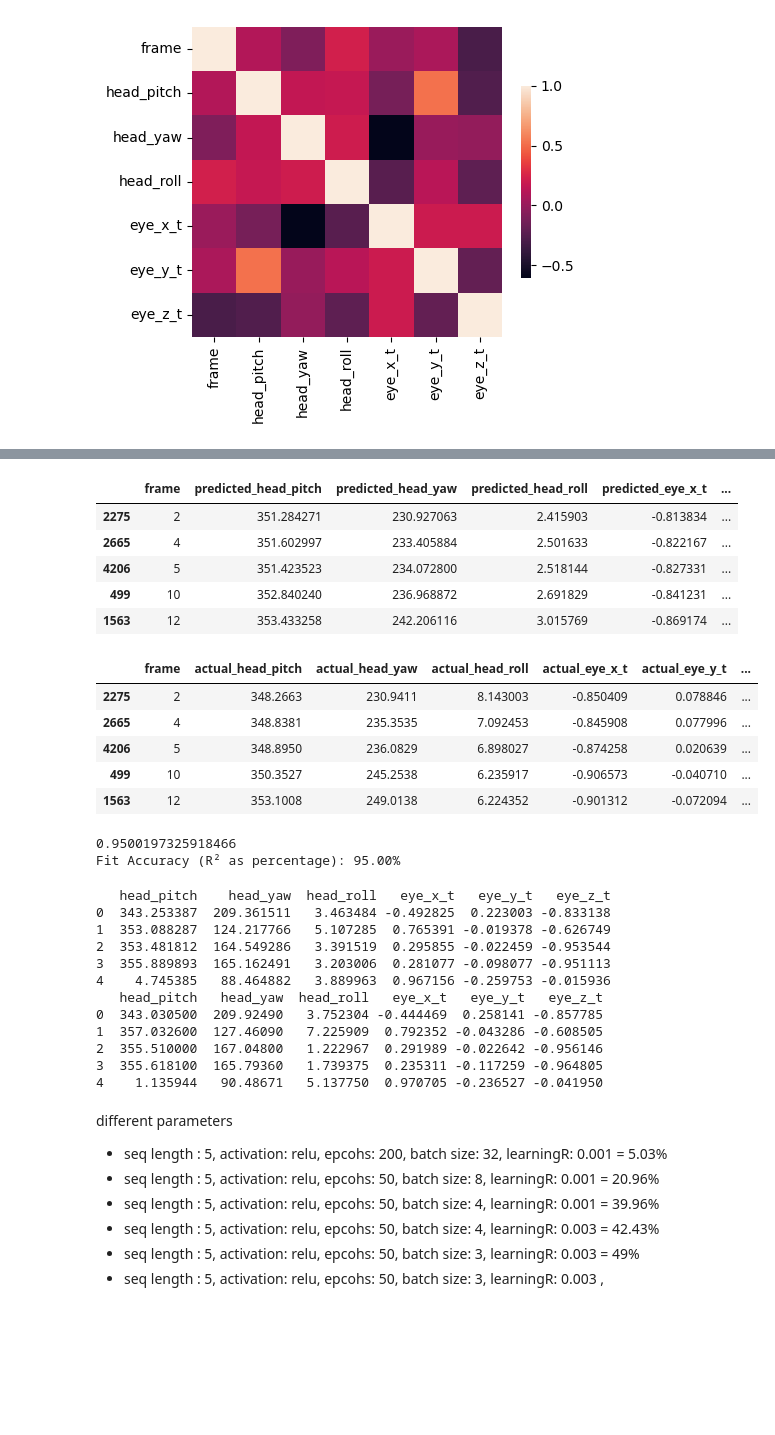
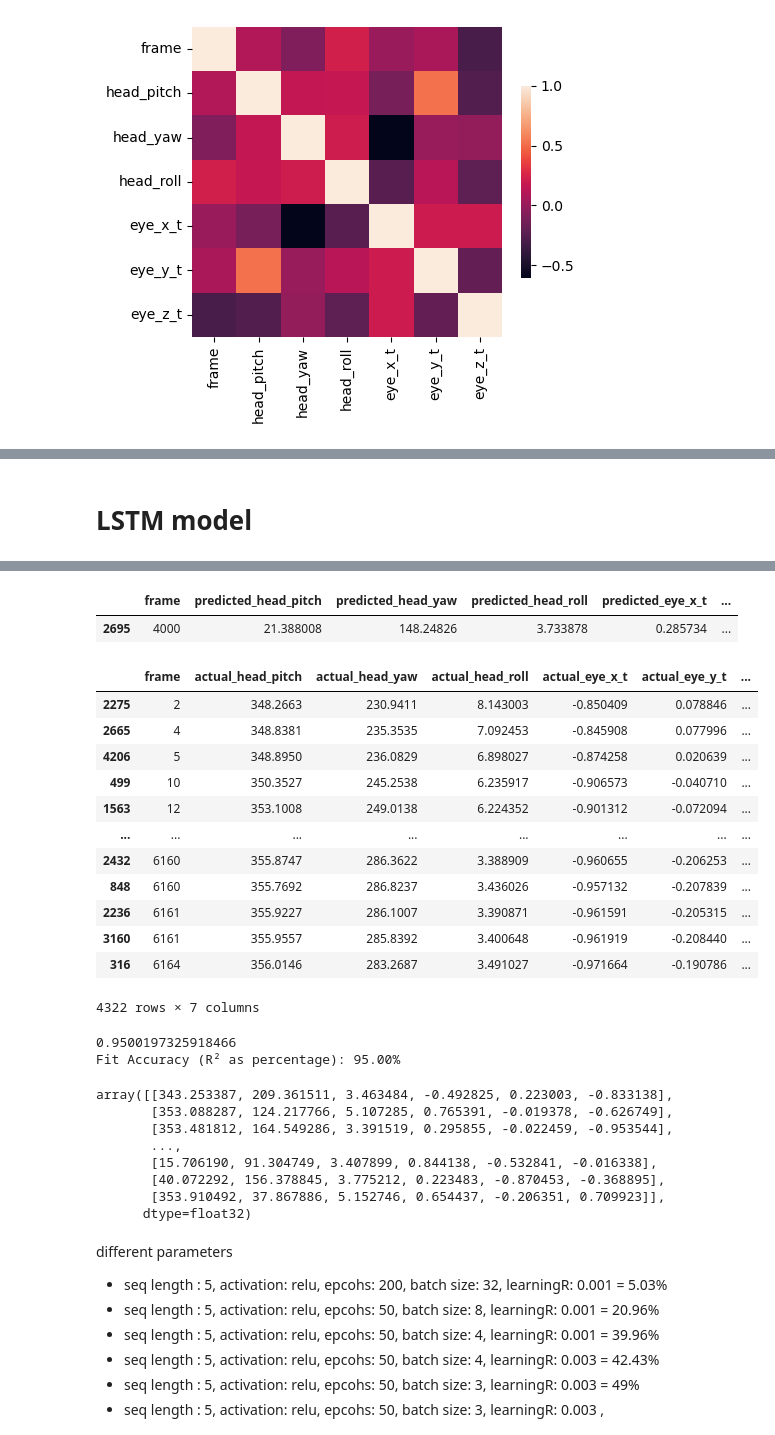
Before and after one commit to adi-zoro/fyp_code, a Jupyter notebook: fyp.ipynb, the cells around one changed output, grey strips where cells are left out. Cells and saved outputs as stored; diff of their text form; code cells hidden in the pictures; blank space fills up the shorter version.

```diff
--- a/fyp.ipynb
+++ b/fyp.ipynb
@@ -196,3 +101,5 @@ Test Loss: 0.15053574740886688
+# %% [markdown]
+# LSTM model
 # %%
 import numpy as np
 import pandas as pd
@@ -306,33 +213,38 @@ preds = pd.DataFrame({
     'predicted_eye_z_t': predictions[:, 5],# Use the frame numbers from the test set
 })
 sorted_df = preds.sort_values(by=['frame'], ascending=True)
-sorted_df[:5]
+sorted_df[:]
+result = sorted_df[sorted_df['frame'] == 4000]
+result
 # %% [output]
 |  | frame | predicted_head_pitch | predicted_head_yaw | predicted_head_roll | predicted_eye_x_t | ... |
-| 2275 | 2 | 351.284271 | 230.927063 | 2.415903 | -0.813834 | ... |
-| 2665 | 4 | 351.602997 | 233.405884 | 2.501633 | -0.822167 | ... |
-| 4206 | 5 | 351.423523 | 234.072800 | 2.518144 | -0.827331 | ... |
-| 499 | 10 | 352.840240 | 236.968872 | 2.691829 | -0.841231 | ... |
-| 1563 | 12 | 353.433258 | 242.206116 | 3.015769 | -0.869174 | ... |
+| 2695 | 4000 | 21.388008 | 148.24826 | 3.733878 | 0.285734 | ... |
 # %%
 orig = pd.DataFrame({
     'frame': frame_test,
     'actual_head_pitch': y_test_original[:,0],
     'actual_head_yaw': y_test_original[:,1],
     'actual_head_roll': y_test_original[:,2],
     'actual_eye_x_t': y_test_original[:,3],
     'actual_eye_y_t': y_test_original[:,4],
     'actual_eye_z_t': y_test_original[:,5]# Use the frame numbers from the test set
 })
 sorted_df2 = orig.sort_values(by=['frame'], ascending=True)
-sorted_df2[:5]
+sorted_df2
 # %% [output]
 |  | frame | actual_head_pitch | actual_head_yaw | actual_head_roll | actual_eye_x_t | actual_eye_y_t | ... |
 | 2275 | 2 | 348.2663 | 230.9411 | 8.143003 | -0.850409 | 0.078846 | ... |
 | 2665 | 4 | 348.8381 | 235.3535 | 7.092453 | -0.845908 | 0.077996 | ... |
 | 4206 | 5 | 348.8950 | 236.0829 | 6.898027 | -0.874258 | 0.020639 | ... |
 | 499 | 10 | 350.3527 | 245.2538 | 6.235917 | -0.906573 | -0.040710 | ... |
 | 1563 | 12 | 353.1008 | 249.0138 | 6.224352 | -0.901312 | -0.072094 | ... |
+| ... | ... | ... | ... | ... | ... | ... | ... |
+| 2432 | 6160 | 355.8747 | 286.3622 | 3.388909 | -0.960655 | -0.206253 | ... |
+| 848 | 6160 | 355.7692 | 286.8237 | 3.436026 | -0.957132 | -0.207839 | ... |
+| 2236 | 6161 | 355.9227 | 286.1007 | 3.390871 | -0.961591 | -0.205315 | ... |
+| 3160 | 6161 | 355.9557 | 285.8392 | 3.400648 | -0.961919 | -0.208440 | ... |
+| 316 | 6164 | 356.0146 | 283.2687 | 3.491027 | -0.971664 | -0.190786 | ... |
+4322 rows × 7 columns
 # %%
 from sklearn.metrics import r2_score
 r_score = r2_score(y_test_original,predictions)
@@ -346,22 +258,18 @@ Fit Accuracy (R² as percentage): 95.00%
 np.set_printoptions(formatter={'float_kind':'{:f}'.format})
 pred = pd.DataFrame(predictions, columns =['head_pitch', 'head_yaw', 'head_roll','eye_x_t', 'eye_y_t', 'eye_z_t'])
 orig = pd.DataFrame(y_test_original, columns =['head_pitch', 'head_yaw', 'head_roll','eye_x_t', 'eye_y_t', 'eye_z_t'])
-print(pred[:5])
-print(orig[:5])
+# print(pred[:5])
+# print(orig[:5])
 # print("Actual Values:", y_test_original[:5])
 # %% [output]
-   head_pitch    head_yaw  head_roll   eye_x_t   eye_y_t   eye_z_t
-0  343.253387  209.361511   3.463484 -0.492825  0.223003 -0.833138
-1  353.088287  124.217766   5.107285  0.765391 -0.019378 -0.626749
-2  353.481812  164.549286   3.391519  0.295855 -0.022459 -0.953544
-3  355.889893  165.162491   3.203006  0.281077 -0.098077 -0.951113
-4    4.745385   88.464882   3.889963  0.967156 -0.259753 -0.015936
-   head_pitch   head_yaw  head_roll   eye_x_t   eye_y_t   eye_z_t
-0  343.030500  209.92490   3.752304 -0.444469  0.258141 -0.857785
-1  357.032600  127.46090   7.225909  0.792352 -0.043286 -0.608505
-2  355.510000  167.04800   1.222967  0.291989 -0.022642 -0.956146
-3  355.618100  165.79360   1.739375  0.235311 -0.117259 -0.964805
-4    1.135944   90.48671   5.137750  0.970705 -0.236527 -0.041950
+array([[343.253387, 209.361511, 3.463484, -0.492825, 0.223003, -0.833138],
+       [353.088287, 124.217766, 5.107285, 0.765391, -0.019378, -0.626749],
+       [353.481812, 164.549286, 3.391519, 0.295855, -0.022459, -0.953544],
+       ...,
+       [15.706190, 91.304749, 3.407899, 0.844138, -0.532841, -0.016338],
+       [40.072292, 156.378845, 3.775212, 0.223483, -0.870453, -0.368895],
+       [353.910492, 37.867886, 5.152746, 0.654437, -0.206351, 0.709923]],
+      dtype=float32)
 # %% [markdown]
 different parameters
 <i><ul>
```
Also changed, not shown: parts of 9 cells of this notebook, 2 other files.
